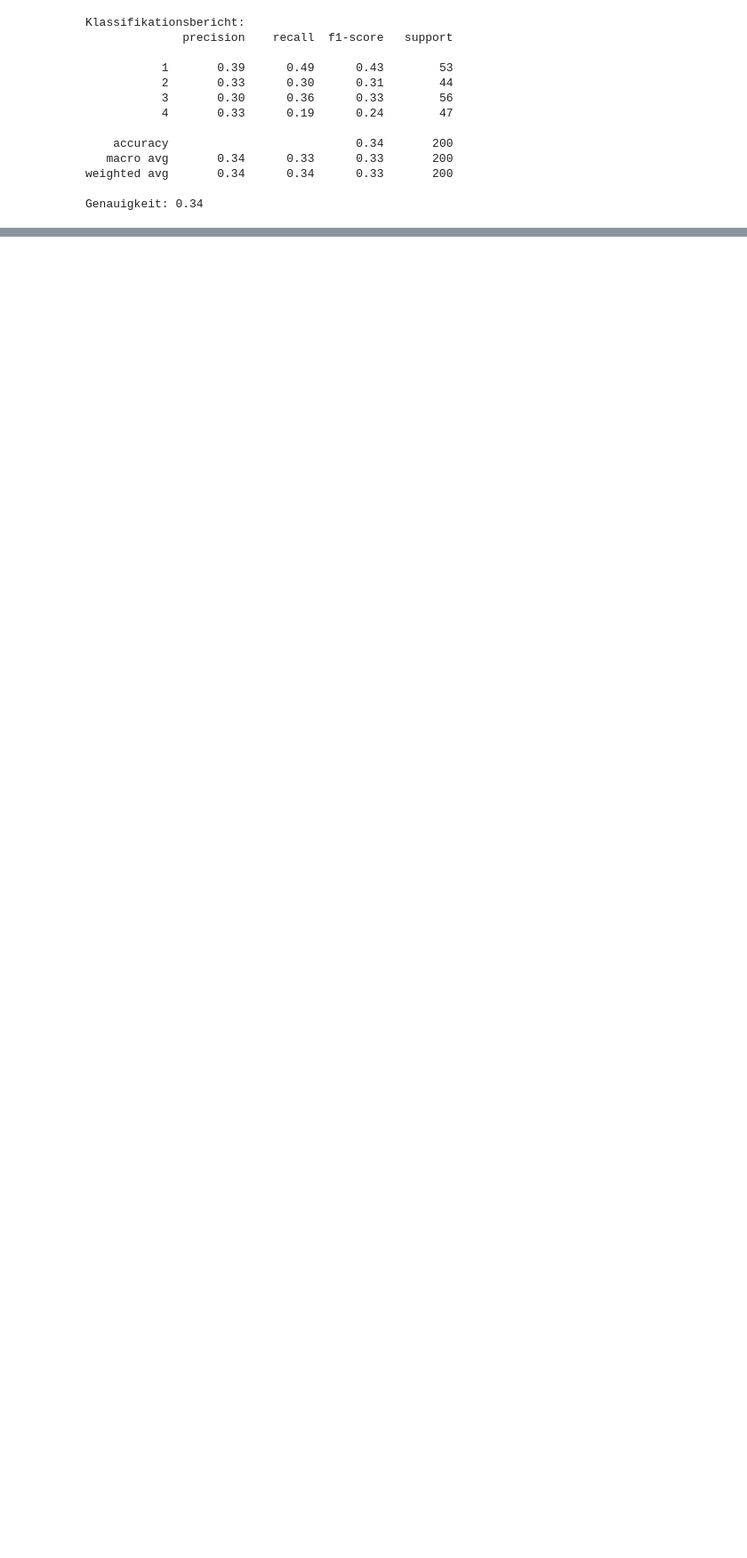
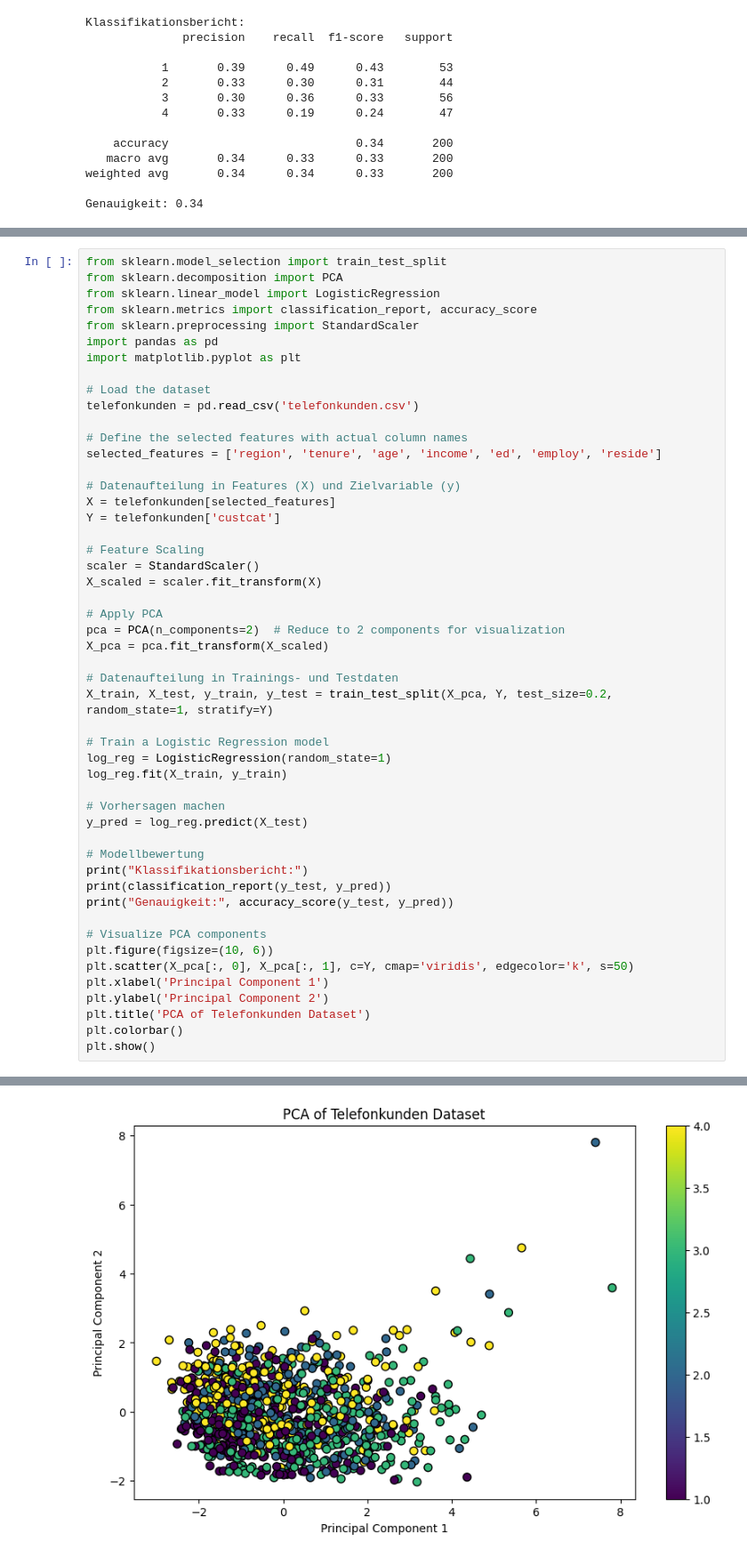
Before and after one commit to AdrianoF03/Projekt-Big-Data-Analytics, a Jupyter notebook: telefonkunden.ipynb, the cells around one changed output, grey strips where cells are left out. Shown at 89% size. Drawn from its saved outputs; the diff is of its cells as text; blank space fills up the shorter version.

```diff
--- a/telefonkunden.ipynb
+++ b/telefonkunden.ipynb
@@ -891,0 +966,51 @@ Genauigkeit: 0.41
+# %%
+from sklearn.model_selection import train_test_split
+from sklearn.decomposition import PCA
+from sklearn.linear_model import LogisticRegression
+from sklearn.metrics import classification_report, accuracy_score
+from sklearn.preprocessing import StandardScaler
+import pandas as pd
+import matplotlib.pyplot as plt
+
+# Load the dataset
+telefonkunden = pd.read_csv('telefonkunden.csv')
+
+# Define the selected features with actual column names
+selected_features = ['region', 'tenure', 'age', 'income', 'ed', 'employ', 'reside']
+
+# Datenaufteilung in Features (X) und Zielvariable (y)
+X = telefonkunden[selected_features]
+Y = telefonkunden['custcat']
+
+# Feature Scaling
+scaler = StandardScaler()
+X_scaled = scaler.fit_transform(X)
+
+# Apply PCA
+pca = PCA(n_components=2)  # Reduce to 2 components for visualization
+X_pca = pca.fit_transform(X_scaled)
+
+# Datenaufteilung in Trainings- und Testdaten
+X_train, X_test, y_train, y_test = train_test_split(X_pca, Y, test_size=0.2, random_state=1, stratify=Y)
+
+# Train a Logistic Regression model
+log_reg = LogisticRegression(random_state=1)
+log_reg.fit(X_train, y_train)
+
+# Vorhersagen machen
+y_pred = log_reg.predict(X_test)
+
+# Modellbewertung
+print("Klassifikationsbericht:")
+print(classification_report(y_test, y_pred))
+print("Genauigkeit:", accuracy_score(y_test, y_pred))
+
+# Visualize PCA components
+plt.figure(figsize=(10, 6))
+plt.scatter(X_pca[:, 0], X_pca[:, 1], c=Y, cmap='viridis', edgecolor='k', s=50)
+plt.xlabel('Principal Component 1')
+plt.ylabel('Principal Component 2')
+plt.title('PCA of Telefonkunden Dataset')
+plt.colorbar()
+plt.show()
+# %% [output]
@@ -891,0 +1030 @@ Genauigkeit: 0.41
+[figure, added]
```
Also changed, not shown: parts of 3 cells of this notebook.
